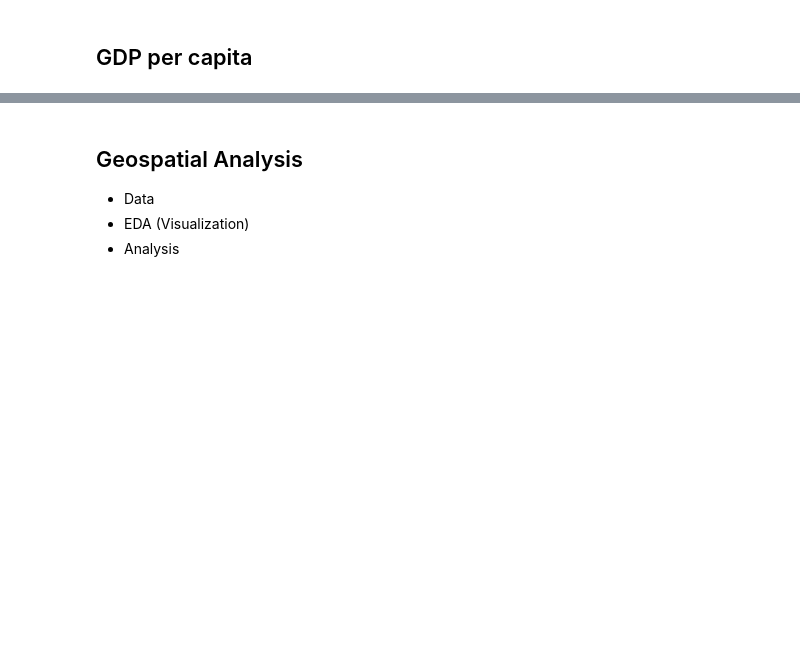
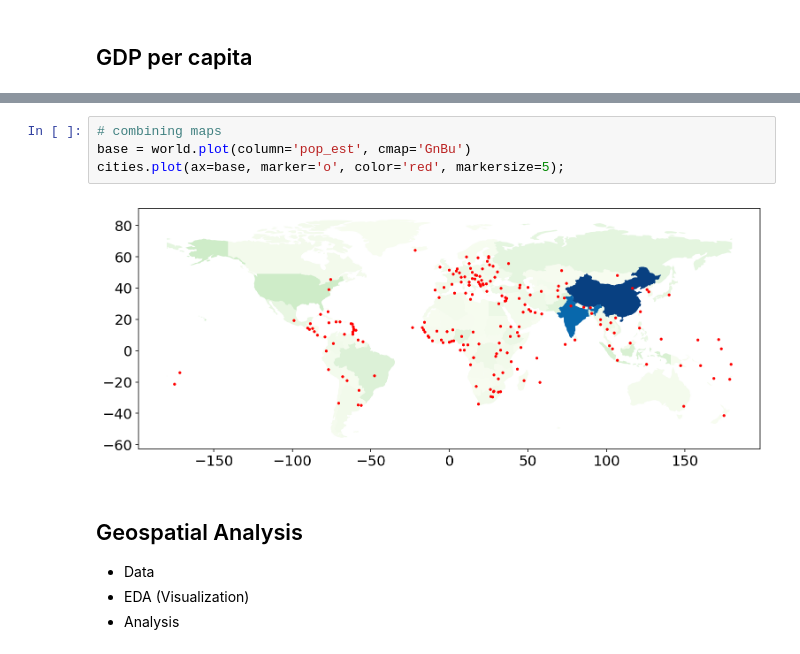
Before and after one commit to KevenSaputra/Lectures-Sp19, a Jupyter notebook: 19_geospatial.ipynb, the cells around one changed output, grey strips where cells are left out. Drawn from its saved outputs; the diff is of its cells as text; blank space fills up the shorter version.

```diff
--- a/19_geospatial.ipynb
+++ b/19_geospatial.ipynb
@@ -126,6 +121,12 @@ world[world['gdp_per_cap'] > 0.08]
 | 7 | 140.0 | Seven seas (open ocean) | Fr. S. Antarctic Lands | ATF | 16.0 | POLYGON ((68.935 -48.625000000000... | 0.114286 |
 | 97 | 491775.0 | Europe | Luxembourg | LUX | 39370.0 | POLYGON ((6.043073357781111 50.12... | 0.080057 |
 | 133 | 833285.0 | Asia | Qatar | QAT | 91330.0 | POLYGON ((50.81010827006958 24.75... | 0.109602 |
+# %%
+# combining maps
+base = world.plot(column='pop_est', cmap='GnBu')
+cities.plot(ax=base, marker='o', color='red', markersize=5);
+# %% [output]
+[figure, added]
 # %% [markdown]
 ## Geospatial Analysis
 
```
Also changed, not shown: parts of 1 cell of this notebook.
